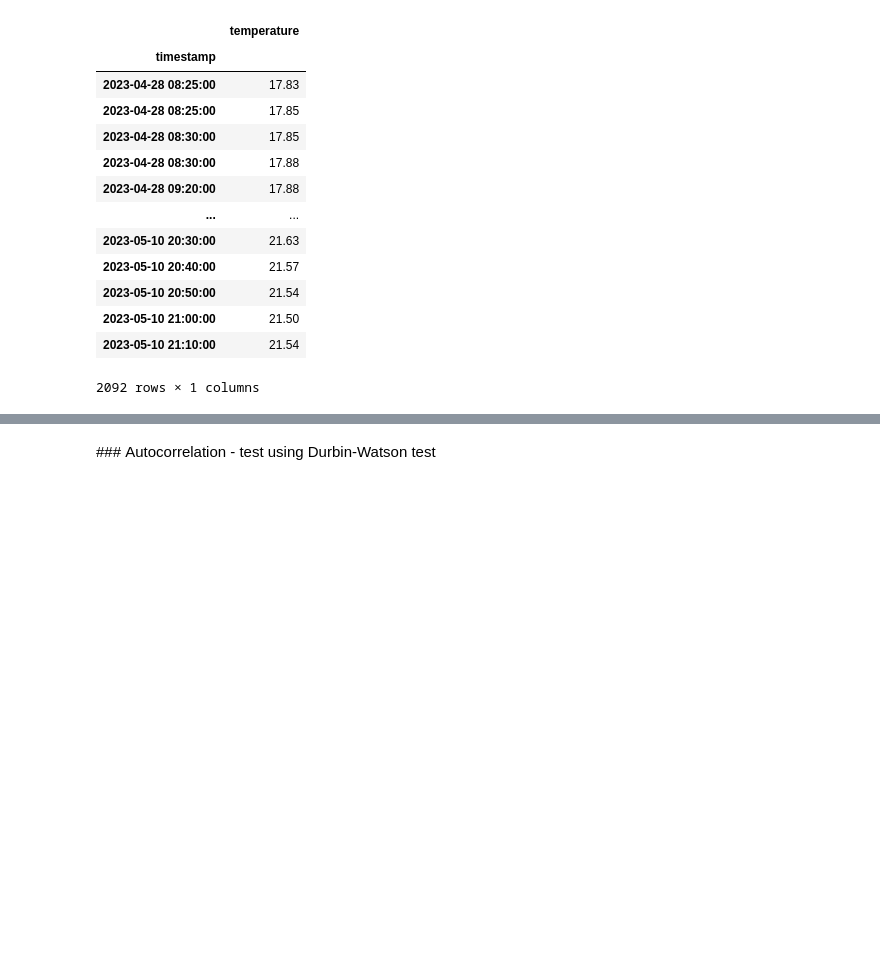
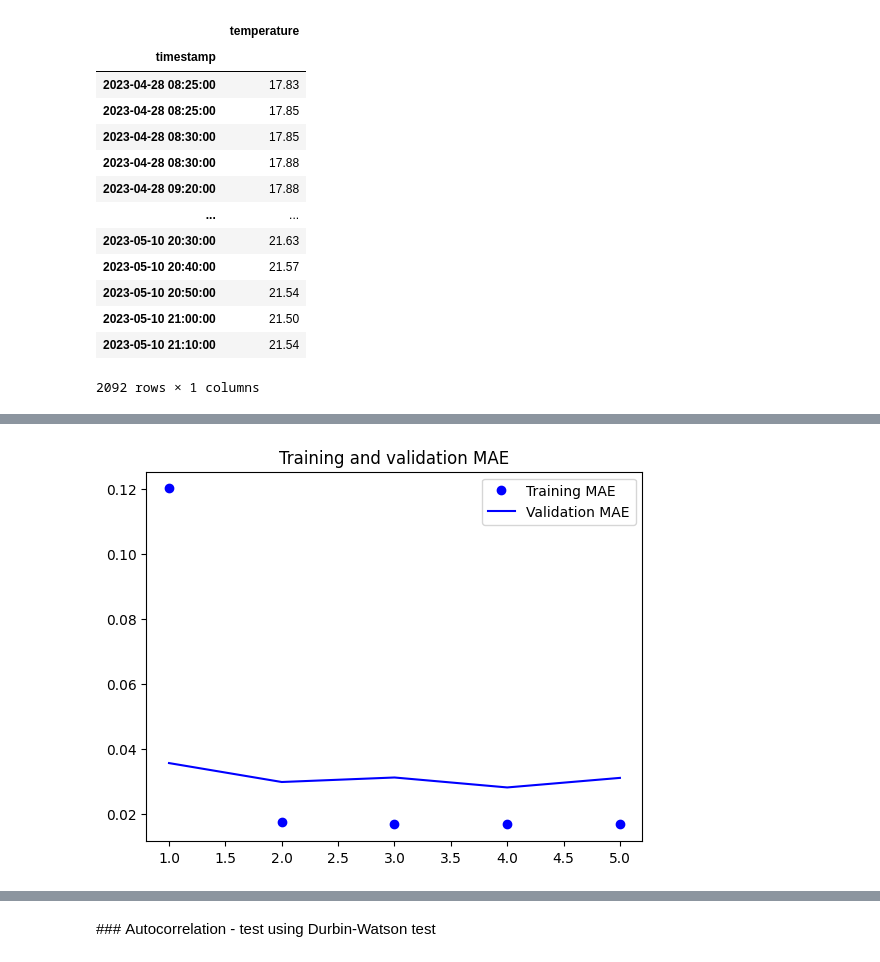
Before and after one commit to bndxn/raspberry-pi-notes, a Jupyter notebook: analysis/analysis.ipynb, the cells around one changed output, grey strips where cells are left out. Drawn from its saved outputs; the diff is of its cells as text; code cells hidden in the pictures; blank space fills up the shorter version.

```diff
--- a/analysis/analysis.ipynb
+++ b/analysis/analysis.ipynb
@@ -219,0 +257,4 @@ results.plot()
+# %%
+
+from sklearn.preprocessing import MinMaxScaler
+scaler = MinMaxScaler()
@@ -219,0 +278,14 @@ results.plot()
+# %%
+# Split the data, 70% in training and 30% in test, and not randomly selected since this is a time series
+
+last_train_index = int(np.round(df_temp['temperature'].shape[0]*0.7))
+
+train_data = df_temp.iloc[:last_train_index,]
+test_data = df_temp.iloc[last_train_index:,]
+
+# Fit to the train set, then transform the train set and the test set
+# TODO: Check, should not fit on test set?
+
+scaler.fit(train_data)
+scaled_train = scaler.transform(train_data)
+scaled_test = scaler.transform(test_data)
@@ -219,0 +355,15 @@ results.plot()
+# %%
+from keras import layers
+
+inputs = keras.Input(shape=(3, 1))
+
+x = layers.LSTM(4)(inputs)
+outputs = layers.Dense(1)(x)
+
+model = keras.Model(inputs, outputs)
+
+
+model.compile(optimizer="rmsprop", loss="mse", metrics=["mae"])
+history = model.fit(train,
+                    epochs=5,
+                    validation_data=test)
@@ -219,0 +413,13 @@ results.plot()
+# %%
+import matplotlib.pyplot as plt
+loss = history.history["mae"]
+val_loss = history.history["val_mae"]
+epochs = range(1, len(loss) + 1)
+plt.figure()
+plt.plot(epochs, loss, "bo", label="Training MAE")
+plt.plot(epochs, val_loss, "b", label="Validation MAE")
+plt.title("Training and validation MAE")
+plt.legend()
+plt.show()
+# %% [output]
+[figure, added]
```
Also changed, not shown: parts of 16 cells of this notebook.
